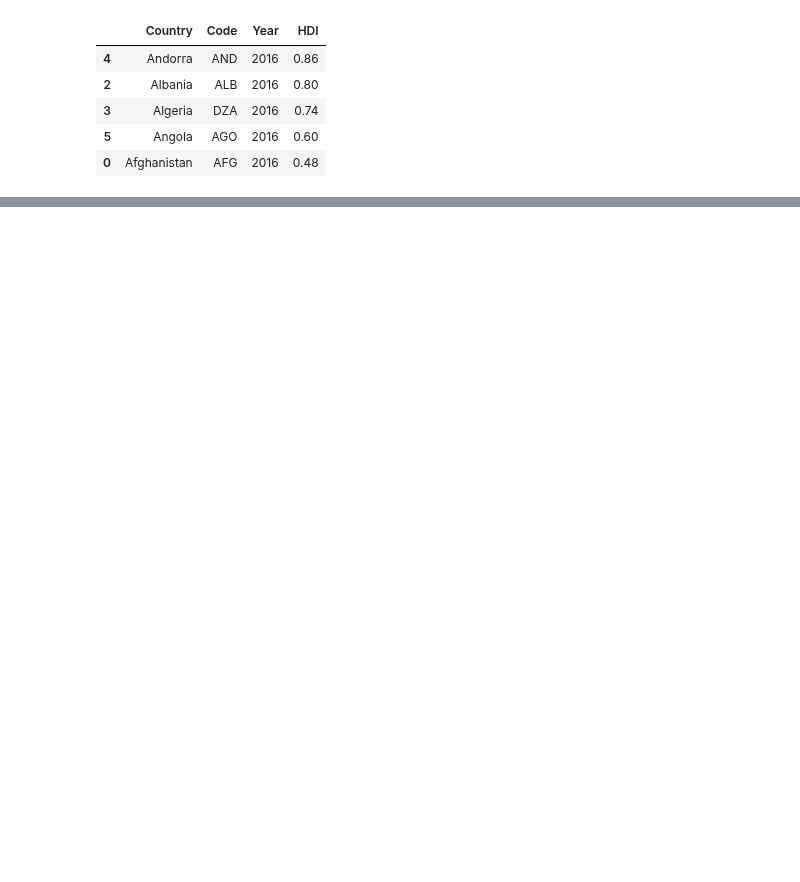
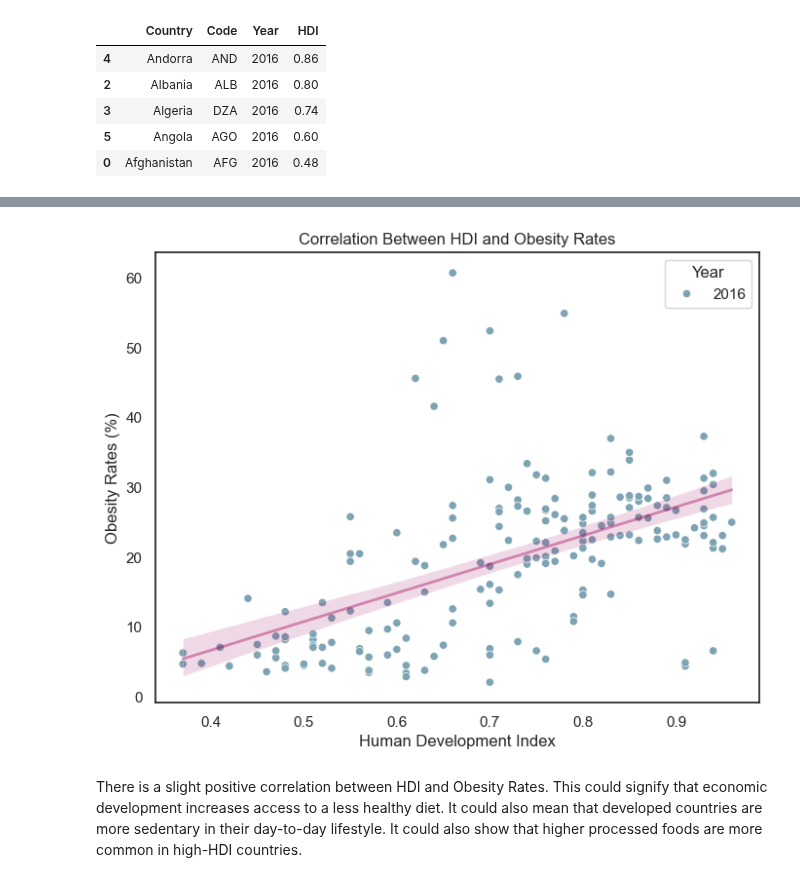
Before and after one commit to lizziefay/health_EDA, a Jupyter notebook: obesity_rates.ipynb, the cells around one changed output, grey strips where cells are left out. Saved outputs shown, nothing was run; the diff lists cells and outputs as text; code cells hidden in the pictures; blank space fills up the shorter version.

```diff
--- a/obesity_rates.ipynb
+++ b/obesity_rates.ipynb
@@ -596,3 +606,7 @@ hdi_2016.head().sort_values(by='HDI', ascending=False)
 | 3 | Algeria | DZA | 2016 | 0.74 |
 | 5 | Angola | AGO | 2016 | 0.60 |
 | 0 | Afghanistan | AFG | 2016 | 0.48 |
+# %%
+# merge obesity rates and hdi
+merged_hdi = pd.merge(hdi_data, obesity_rates_2016, on=['Country', 'Code', 'Year'], how='inner')
+merged_hdi.head()
@@ -598,0 +620,14 @@ hdi_2016.head().sort_values(by='HDI', ascending=False)
+# %%
+# create scatterplot of merged dataframe
+fig, ax = plt.subplots(figsize=(8, 6))
+scatter = sns.scatterplot(data=merged_hdi, x="HDI", y="obesity_rates", hue='Year', palette = ['#7ea4b3', '#FFAA33'])
+scatter.legend(title='Year')
+sns.regplot(data = merged_hdi, x='HDI', y='obesity_rates', scatter=False, color='#ffd2d1', line_kws={'color':'#a0025c', 'linewidth': 2, 'alpha':0.4},)
+plt.xlabel('Human Development Index')
+plt.ylabel('Obesity Rates (%)')
+plt.title('Correlation Between HDI and Obesity Rates')
+plt.show()
+# %% [output]
+[figure, added]
+# %% [markdown]
+There is a slight positive correlation between HDI and Obesity Rates. This could signify that economic development increases access to a less healthy diet. It could also mean that developed countries are more sedentary in their day-to-day lifestyle. It could also show that higher processed foods are more common in high-HDI countries.
```
Also changed, not shown: parts of 7 cells of this notebook.
